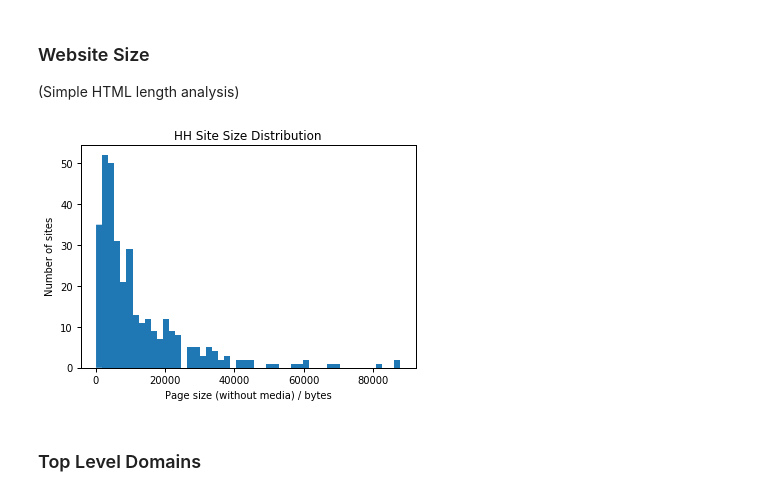
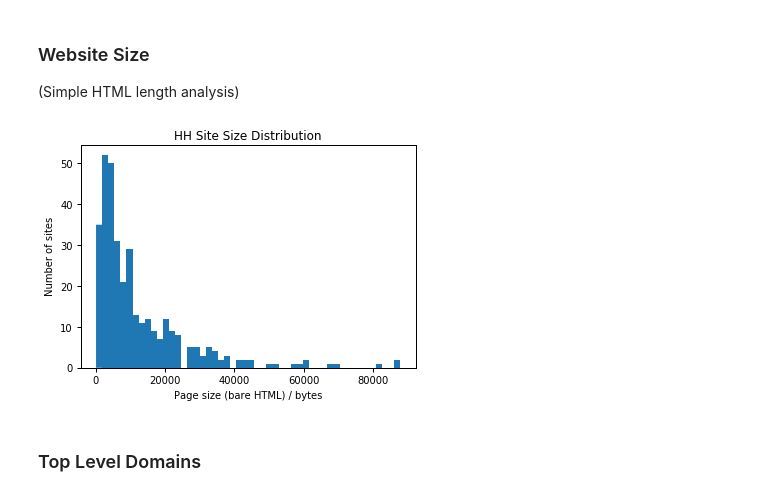
Before and after one commit to bcongdon/Data-Science-Projects, a Jupyter notebook: Hackathon Hackers Sites.ipynb, the cells around one changed output. Saved outputs shown, nothing was run; the diff lists cells and outputs as text; code cells hidden in the pictures.

```diff
--- a/Hackathon Hackers Sites.ipynb
+++ b/Hackathon Hackers Sites.ipynb
@@ -56,19 +56,19 @@ Of the HH sites: 76.2% successful, 23.7% failed.
 # %%
 import numpy as np
 import matplotlib.pyplot as plt
 
 sizes = np.array([x[2] for x in success])
 sizes = sizes[sizes < 100000]
 ax = plt.subplot(111)
 ax.xaxis.set_ticks_position('bottom')
 ax.yaxis.set_ticks_position('left')
 plt.title("HH Site Size Distribution")
-plt.xlabel("Page size (without media) / bytes")
+plt.xlabel("Page size (bare HTML) / bytes")
 plt.ylabel("Number of sites")
 plt.hist(sizes, bins = 50)
 plt.show()
 # %% [output]
-[figure, old version]
+[figure, new version]
 # %% [markdown]
 ### Top Level Domains
 # %%
```
Also changed, not shown: parts of 2 cells of this notebook.
